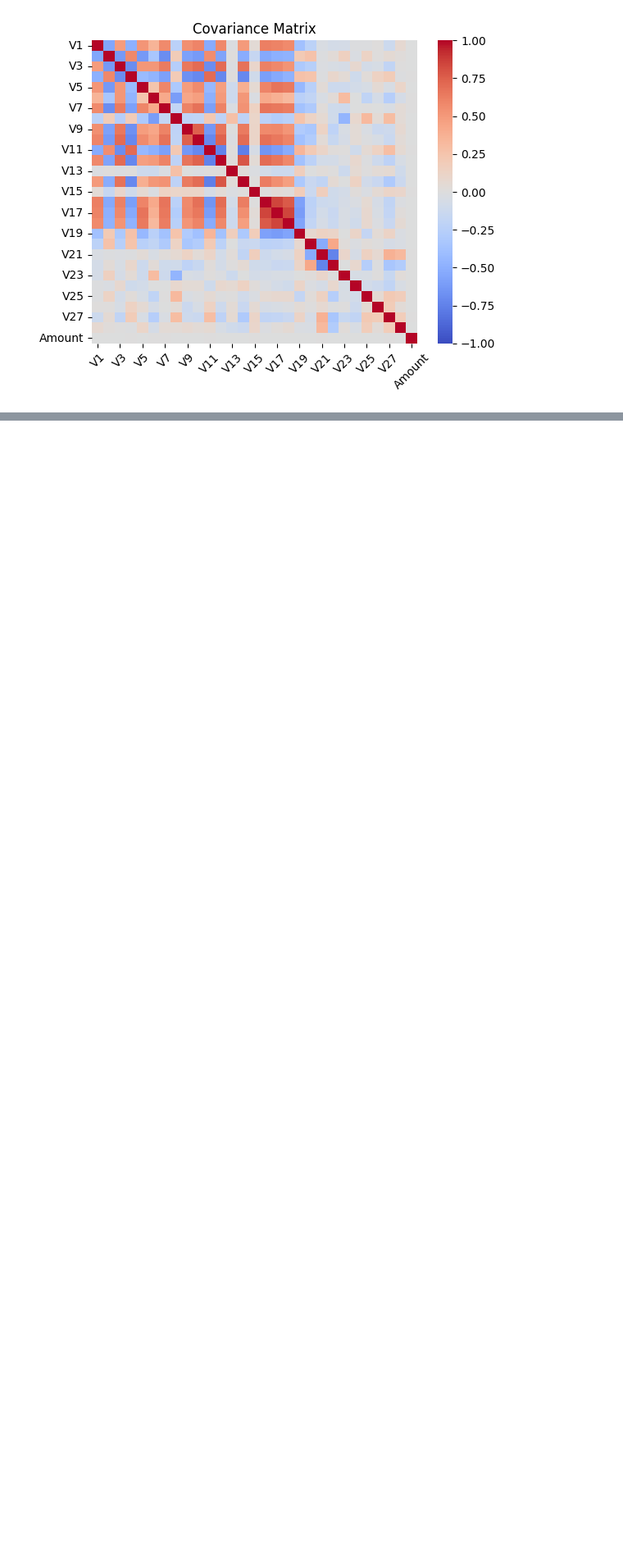
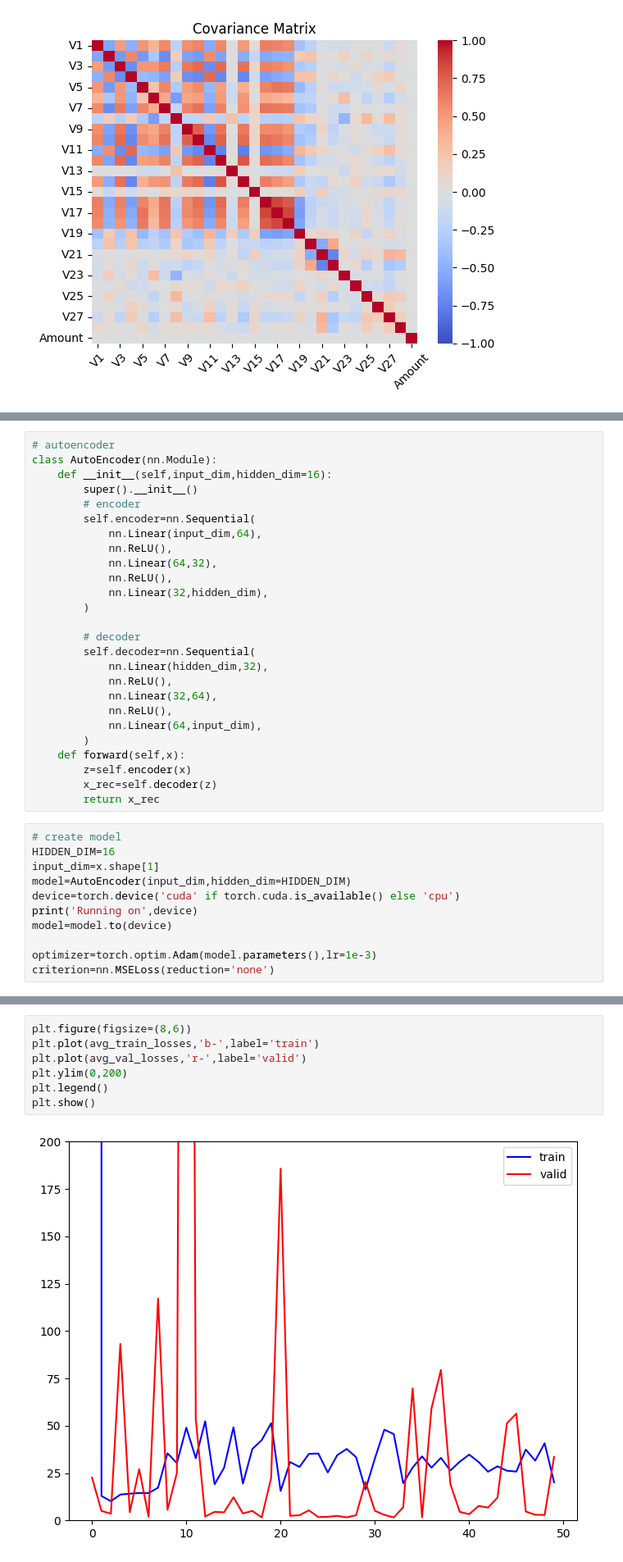
Before and after one commit to yangchenghan629/credit_card_fraud_detection_AE, a Jupyter notebook: credit-card-fraud-detection-vae.ipynb, the cells around one changed output, grey strips where cells are left out. Shown at 82% size. Drawn from its saved outputs; the diff is of its cells as text; blank space fills up the shorter version.

```diff
--- a/credit-card-fraud-detection-vae.ipynb
+++ b/credit-card-fraud-detection-vae.ipynb
@@ -128,0 +164,37 @@ plt.show()
+# %%
+# autoencoder
+class AutoEncoder(nn.Module):
+    def __init__(self,input_dim,hidden_dim=16):
+        super().__init__()
+        # encoder
+        self.encoder=nn.Sequential(
+            nn.Linear(input_dim,64),
+            nn.ReLU(),
+            nn.Linear(64,32),
+            nn.ReLU(),
+            nn.Linear(32,hidden_dim),
+        )
+
+        # decoder
+        self.decoder=nn.Sequential(
+            nn.Linear(hidden_dim,32),
+            nn.ReLU(),
+            nn.Linear(32,64),
+            nn.ReLU(),
+            nn.Linear(64,input_dim),
+        )
+    def forward(self,x):
+        z=self.encoder(x)
+        x_rec=self.decoder(z)
+        return x_rec
+# %%
+# create model
+HIDDEN_DIM=16
+input_dim=x.shape[1]
+model=AutoEncoder(input_dim,hidden_dim=HIDDEN_DIM)
+device=torch.device('cuda' if torch.cuda.is_available() else 'cpu')
+print('Running on',device)
+model=model.to(device)
+
+optimizer=torch.optim.Adam(model.parameters(),lr=1e-3)
+criterion=nn.MSELoss(reduction='none')
@@ -128,0 +304,9 @@ plt.show()
+# %%
+plt.figure(figsize=(8,6))
+plt.plot(avg_train_losses,'b-',label='train')
+plt.plot(avg_val_losses,'r-',label='valid')
+plt.ylim(0,200)
+plt.legend()
+plt.show()
+# %% [output]
+[figure, added]
```
Also changed, not shown: parts of 9 cells of this notebook.
